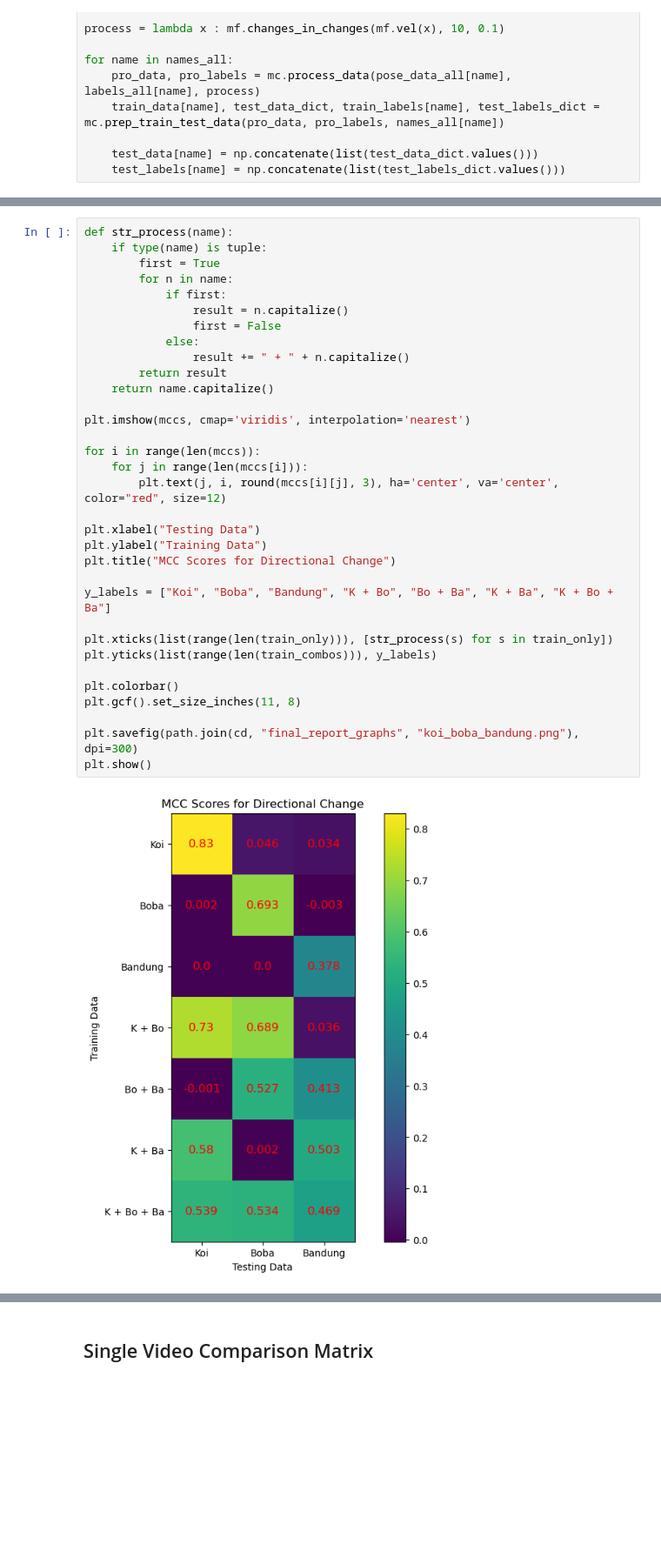
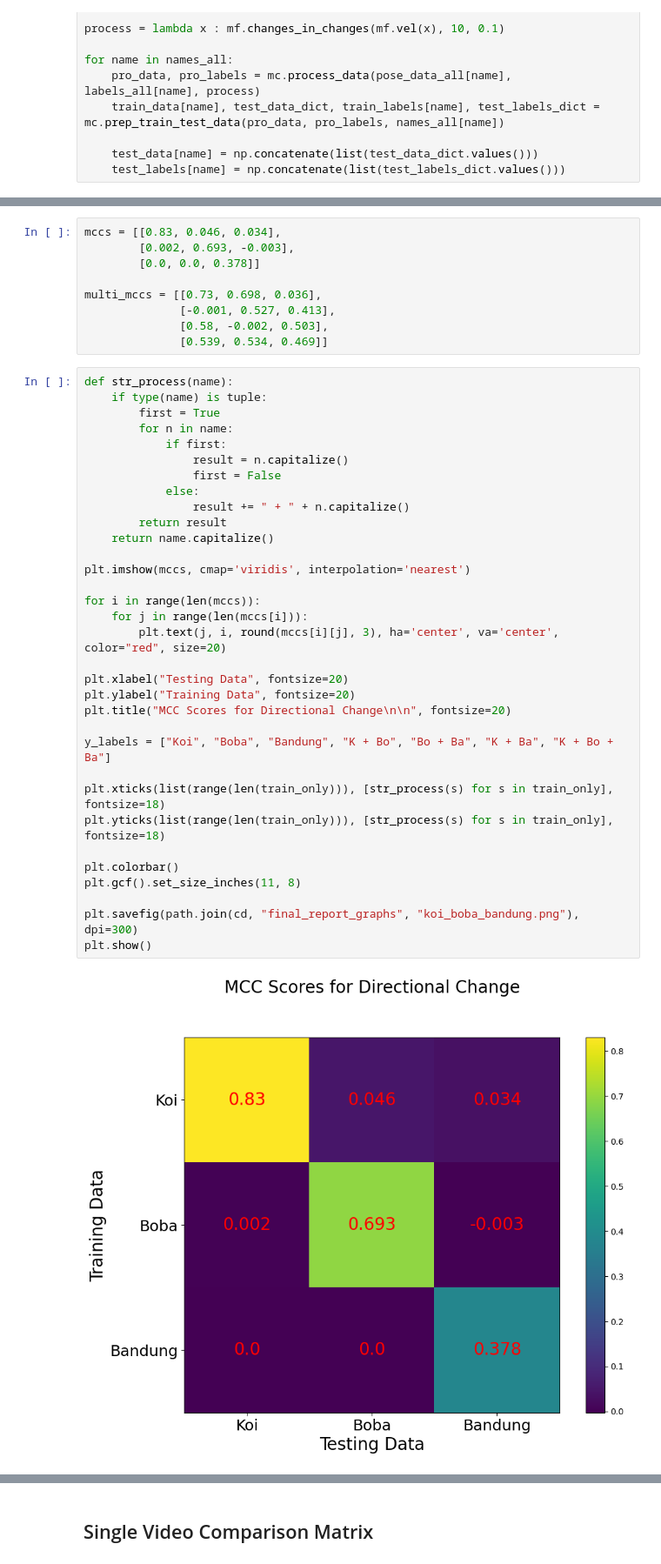
Before and after one commit to russell-ykh/monke, a Jupyter notebook: final_report.ipynb, the cells around one changed output, grey strips where cells are left out. Shown at 87% size. Drawn from its saved outputs; the diff is of its cells as text; blank space fills up the shorter version.

Commit message:
Final report graphs updated

```diff
--- a/final_report.ipynb
+++ b/final_report.ipynb
@@ -339,35 +374,44 @@ for train_combo in results:
+# %%
+mccs = [[0.83, 0.046, 0.034],
+        [0.002, 0.693, -0.003],
+        [0.0, 0.0, 0.378]]
+
+multi_mccs = [[0.73, 0.698, 0.036],
+              [-0.001, 0.527, 0.413],
+              [0.58, -0.002, 0.503],
+              [0.539, 0.534, 0.469]]
 # %%
 def str_process(name):
     if type(name) is tuple:
         first = True
         for n in name:
             if first:
                 result = n.capitalize()
                 first = False
             else:
                 result += " + " + n.capitalize()
         return result
     return name.capitalize()
 
 plt.imshow(mccs, cmap='viridis', interpolation='nearest')
 
 for i in range(len(mccs)):
     for j in range(len(mccs[i])):
-        plt.text(j, i, round(mccs[i][j], 3), ha='center', va='center', color="red", size=12)
+        plt.text(j, i, round(mccs[i][j], 3), ha='center', va='center', color="red", size=20)
 
-plt.xlabel("Testing Data")
-plt.ylabel("Training Data")
-plt.title("MCC Scores for Directional Change")
+plt.xlabel("Testing Data", fontsize=20)
+plt.ylabel("Training Data", fontsize=20)
+plt.title("MCC Scores for Directional Change\n\n", fontsize=20)
 
 y_labels = ["Koi", "Boba", "Bandung", "K + Bo", "Bo + Ba", "K + Ba", "K + Bo + Ba"]
 
-plt.xticks(list(range(len(train_only))), [str_process(s) for s in train_only])
-plt.yticks(list(range(len(train_combos))), y_labels)
+plt.xticks(list(range(len(train_only))), [str_process(s) for s in train_only], fontsize=18)
+plt.yticks(list(range(len(train_only))), [str_process(s) for s in train_only], fontsize=18)
 
 plt.colorbar()
 plt.gcf().set_size_inches(11, 8)
 
 plt.savefig(path.join(cd, "final_report_graphs", "koi_boba_bandung.png"), dpi=300)
 plt.show()
 # %% [output]
-[figure, old version]
+[figure, new version]
```
Also changed, not shown: parts of 32 cells of this notebook, 12 other files.
